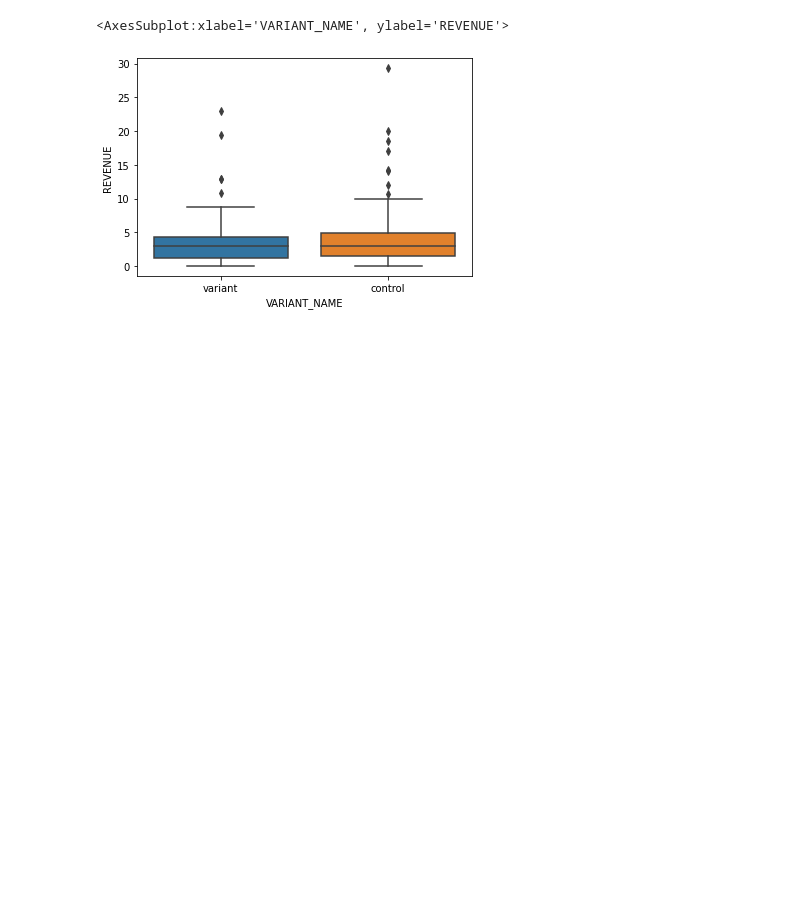
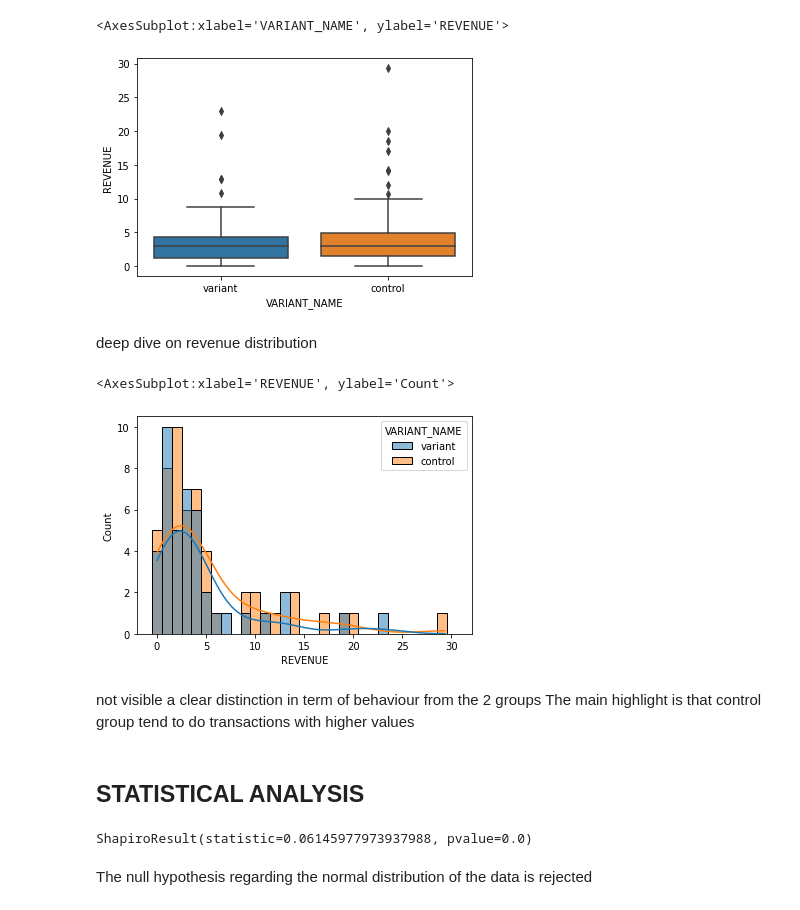
Before and after one commit to bersanifederico/ABtesting, a Jupyter notebook: AB_Test_Results.ipynb, the cells around one changed output. Drawn from its saved outputs; the diff is of its cells as text; code cells hidden in the pictures; blank space fills up the shorter version.

```diff
--- a/AB_Test_Results.ipynb
+++ b/AB_Test_Results.ipynb
@@ -231,3 +231,23 @@ sns.boxplot(x = 'VARIANT_NAME', y = 'REVENUE', data = df[df['REVENUE'] > 0])
 # %% [output]
 <AxesSubplot:xlabel='VARIANT_NAME', ylabel='REVENUE'>
 [figure]
+# %% [markdown]
+deep dive on revenue distribution
+# %%
+#distribution of revenues of all users based on the group (considering only rev>0)
+sns.histplot(data=df[df['REVENUE']>0], x='REVENUE',hue='VARIANT_NAME', discrete=True, kde=True)
+# %% [output]
+<AxesSubplot:xlabel='REVENUE', ylabel='Count'>
+[figure, added]
+# %% [markdown]
+not visible a clear distinction in term of behaviour from the 2 groups
+The main highlight is that control group tend to do transactions with higher values
+# %% [markdown]
+## STATISTICAL ANALYSIS
+# %%
+#check data distribution (even if looking at past data we see that it is not)
+shapiro(df.loc[df.VARIANT_NAME == 'variant', 'REVENUE'])
+# %% [output]
+ShapiroResult(statistic=0.06145977973937988, pvalue=0.0)
+# %% [markdown]
+The null hypothesis regarding the normal distribution of the data is rejected
```
Also changed, not shown: parts of 13 cells of this notebook.
